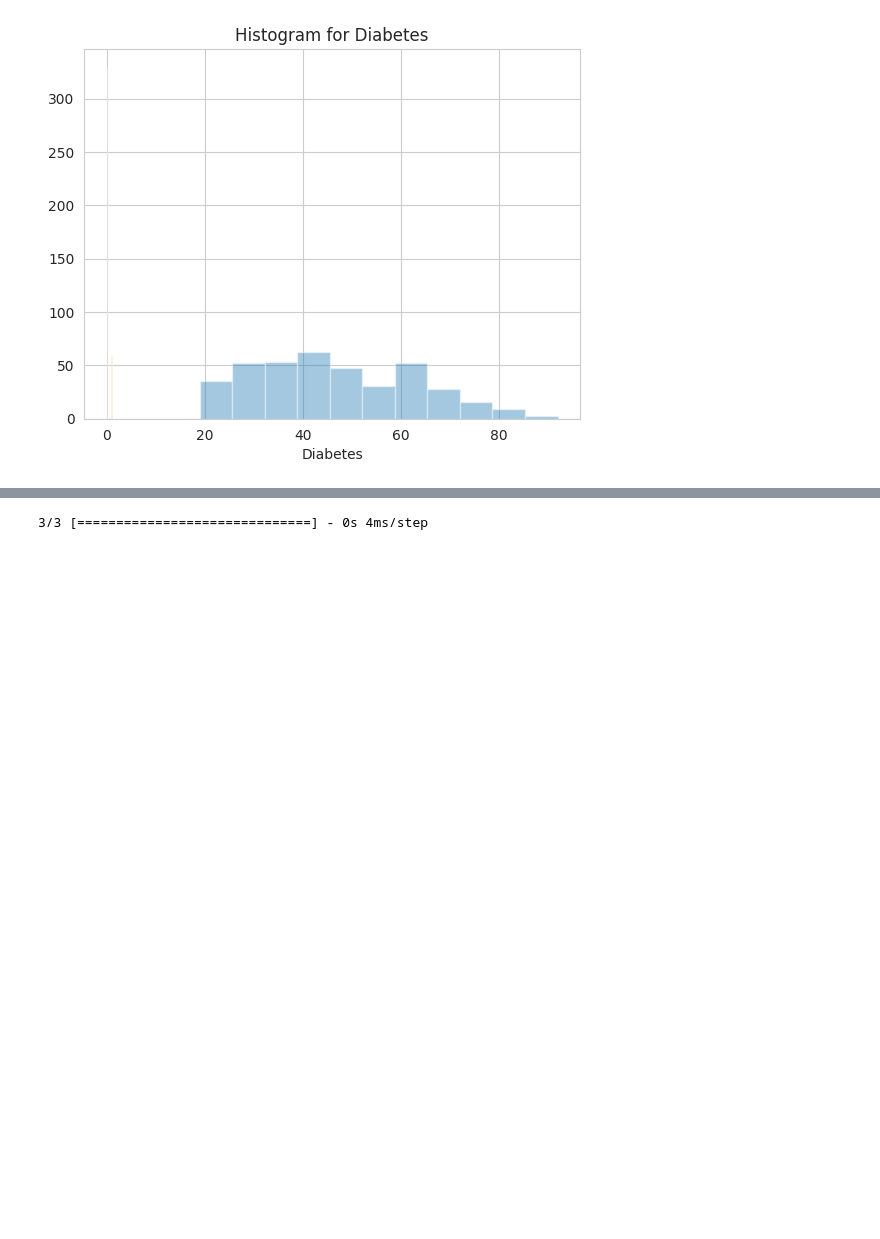
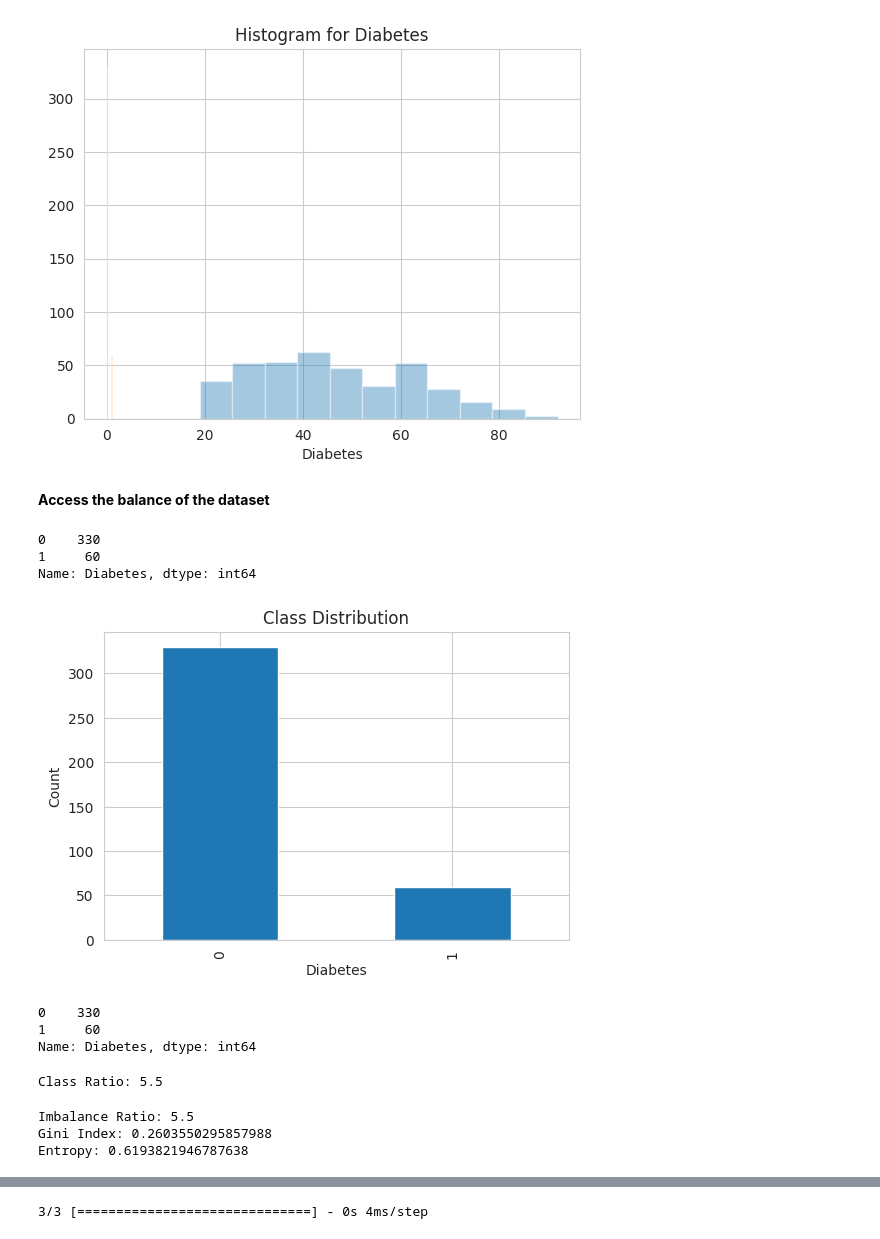
Before and after one commit to HowardHNguyen/ML_DL_Time_Series_by_Python, a Jupyter notebook: AR_Net.ipynb, the cells around one changed output, grey strips where cells are left out. Drawn from its saved outputs; the diff is of its cells as text; code cells hidden in the pictures; blank space fills up the shorter version.

```diff
--- a/AR_Net.ipynb
+++ b/AR_Net.ipynb
@@ -125,3 +127,5 @@ https://gist.github.com/mwaskom/de44147ed2974457ad6372750bbe5751
 
   sns.distplot(df[feature], kde=False)
 [figure]
+# %% [markdown]
+**Access the balance of the dataset**
@@ -127,0 +135,45 @@ https://gist.github.com/mwaskom/de44147ed2974457ad6372750bbe5751
+# %%
+# Method 1: Class Distribution
+class_distribution = df['Diabetes'].value_counts()
+print(class_distribution)
+# %% [output]
+0    330
+1     60
+Name: Diabetes, dtype: int64
+# %%
+# Method 2: Bar Plot
+plt.figure(figsize=(6, 4))
+df['Diabetes'].value_counts().plot(kind='bar')
+plt.xlabel('Diabetes')
+plt.ylabel('Count')
+plt.title('Class Distribution')
+plt.show()
+# %% [output]
+[figure, added]
+# %%
+# Method 3: Value Counts
+value_counts = df['Diabetes'].value_counts()
+print(value_counts)
+# %% [output]
+0    330
+1     60
+Name: Diabetes, dtype: int64
+# %%
+# Method 4: Class Ratio
+class_ratio = value_counts[0] / value_counts[1]
+print(f"Class Ratio: {class_ratio}")
+# %% [output]
+Class Ratio: 5.5
+# %%
+# Method 5: Imbalance Metrics
+imbalance_ratio = value_counts[0] / value_counts[1]
+gini_index = 1 - (value_counts[0] / len(df)) ** 2 - (value_counts[1] / len(df)) ** 2
+entropy = - (value_counts[0] / len(df)) * np.log2(value_counts[0] / len(df)) - \
+          (value_counts[1] / len(df)) * np.log2(value_counts[1] / len(df))
+print(f"Imbalance Ratio: {imbalance_ratio}")
+print(f"Gini Index: {gini_index}")
+print(f"Entropy: {entropy}")
+# %% [output]
+Imbalance Ratio: 5.5
+Gini Index: 0.2603550295857988
+Entropy: 0.6193821946787638
```
Also changed, not shown: parts of 10 cells of this notebook.
